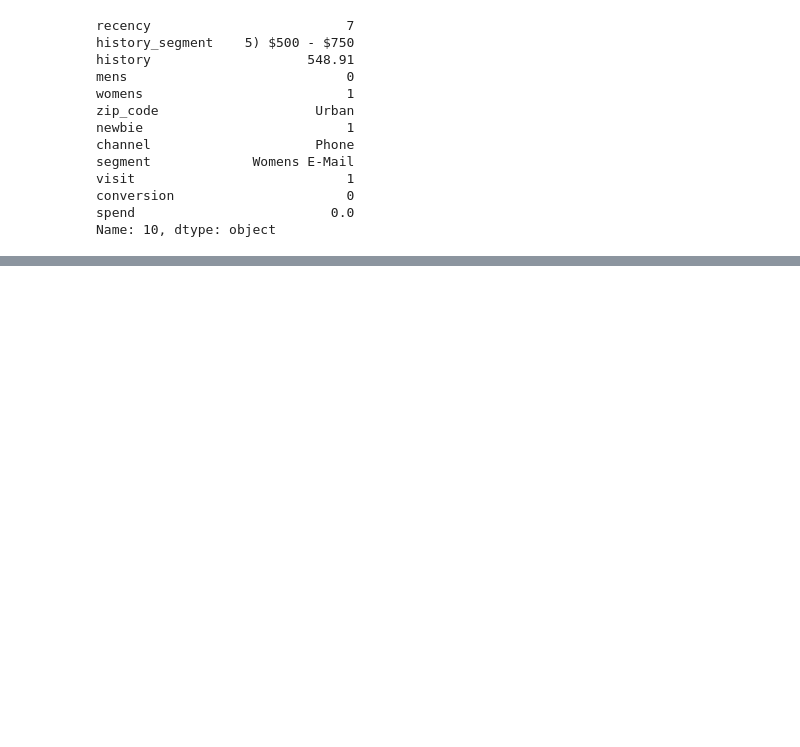
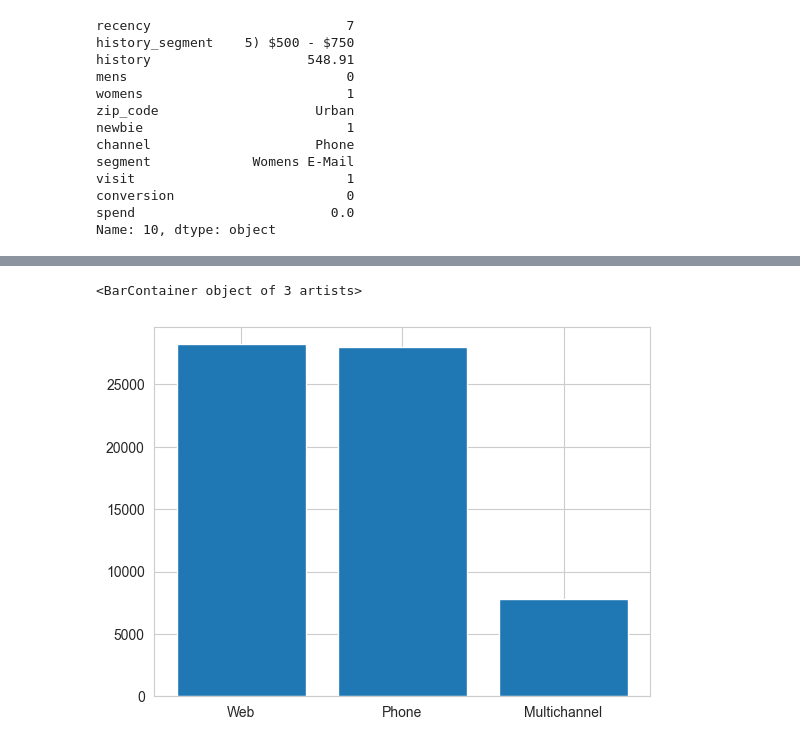
Before and after one commit to Fatemenamdar20/Project02-Customer-Analytics, a Jupyter notebook: Customer-Analytics.ipynb, the cells around one changed output, grey strips where cells are left out. Cells and saved outputs as stored; diff of their text form; code cells hidden in the pictures; blank space fills up the shorter version.

```diff
--- a/Customer-Analytics.ipynb
+++ b/Customer-Analytics.ipynb
@@ -176,0 +183,6 @@ plt.show()
+# %%
+channel = df["channel"].value_counts()
+plt.bar(channel.index, channel)
+# %% [output]
+<BarContainer object of 3 artists>
+[figure, added]
```
Also changed, not shown: parts of 10 cells of this notebook.
